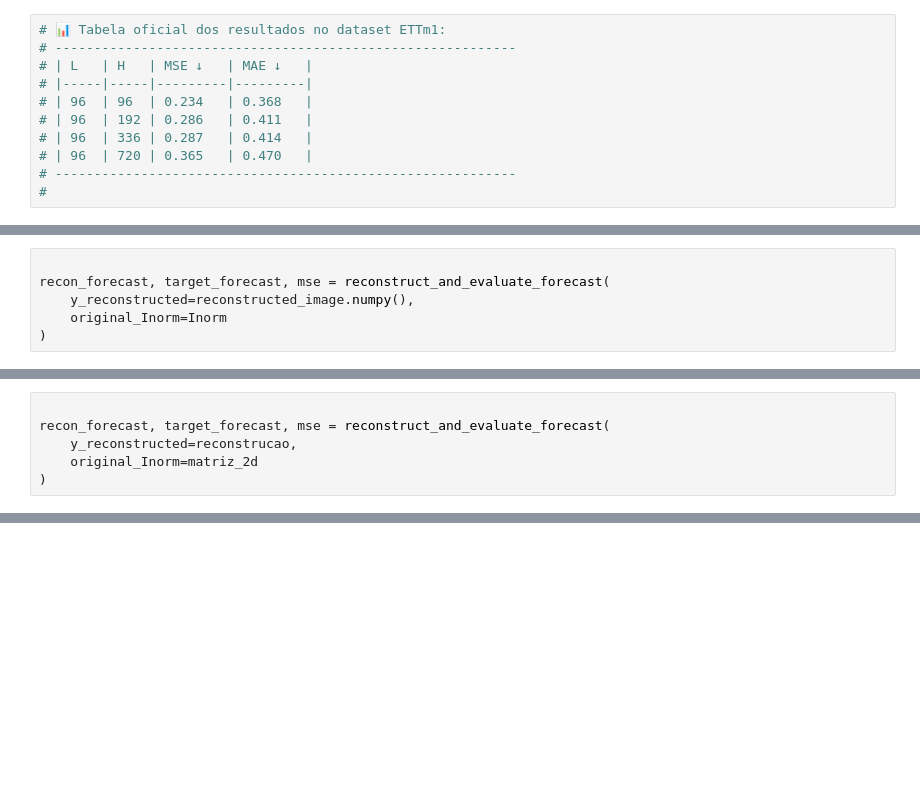
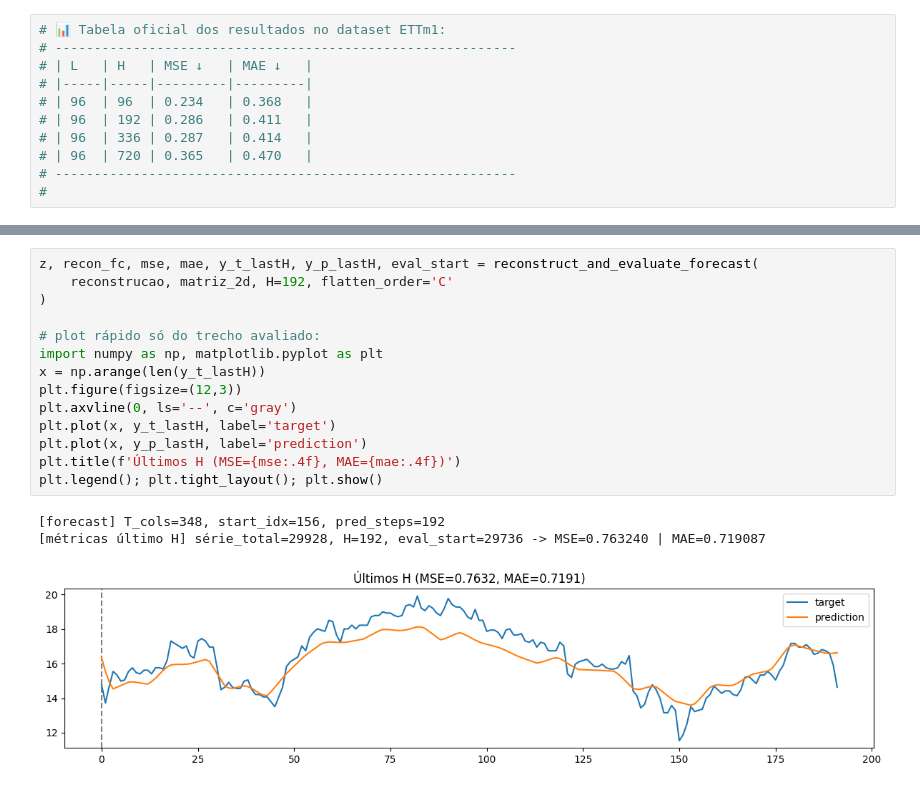
Before and after one commit to Lucas-Monteiro-Henriques/Implement_VISIONTS, a Jupyter notebook: MAE.ipynb, the cells around one changed output, grey strips where cells are left out. Cells and saved outputs as stored; diff of their text form; blank space fills up the shorter version.

```diff
--- a/MAE.ipynb
+++ b/MAE.ipynb
@@ -429,6 +381,0 @@ def reconstruct_and_evaluate_forecast(y_reconstructed, original_Inorm):
-# %%
-
-recon_forecast, target_forecast, mse = reconstruct_and_evaluate_forecast(
-    y_reconstructed=reconstructed_image.numpy(),
-    original_Inorm=Inorm
-)
@@ -474,6 +402,0 @@ print(reconstrucao)
-# %%
-
-recon_forecast, target_forecast, mse = reconstruct_and_evaluate_forecast(
-    y_reconstructed=reconstrucao,
-    original_Inorm=matriz_2d
-)
@@ -533,0 +462,18 @@ plot_forecast_visionts_style(
+# %%
+z, recon_fc, mse, mae, y_t_lastH, y_p_lastH, eval_start = reconstruct_and_evaluate_forecast(
+    reconstrucao, matriz_2d, H=192, flatten_order='C'
+)
+
+# plot rápido só do trecho avaliado:
+import numpy as np, matplotlib.pyplot as plt
+x = np.arange(len(y_t_lastH))
+plt.figure(figsize=(12,3))
+plt.axvline(0, ls='--', c='gray')
+plt.plot(x, y_t_lastH, label='target')
+plt.plot(x, y_p_lastH, label='prediction')
+plt.title(f'Últimos H (MSE={mse:.4f}, MAE={mae:.4f})')
+plt.legend(); plt.tight_layout(); plt.show()
+# %% [output]
+[forecast] T_cols=348, start_idx=156, pred_steps=192
+[métricas último H] série_total=29928, H=192, eval_start=29736 -> MSE=0.763240 | MAE=0.719087
+[figure, added]
```
Also changed, not shown: parts of 18 cells of this notebook.
